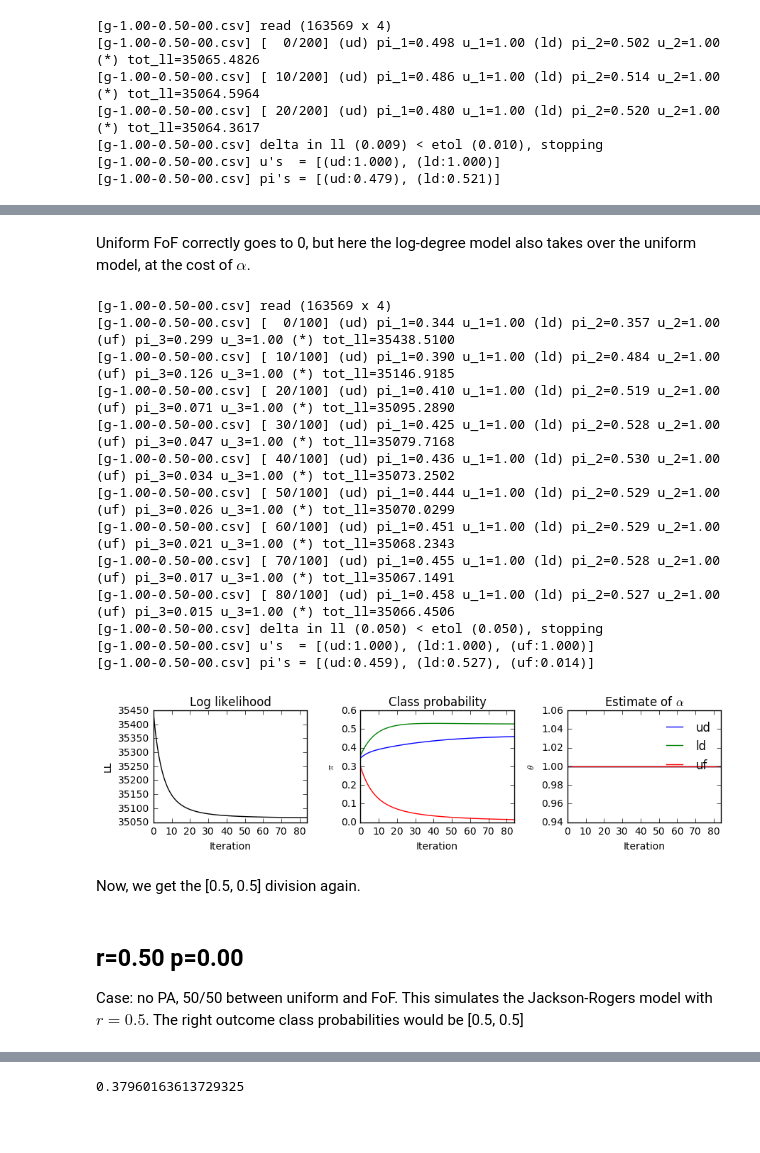
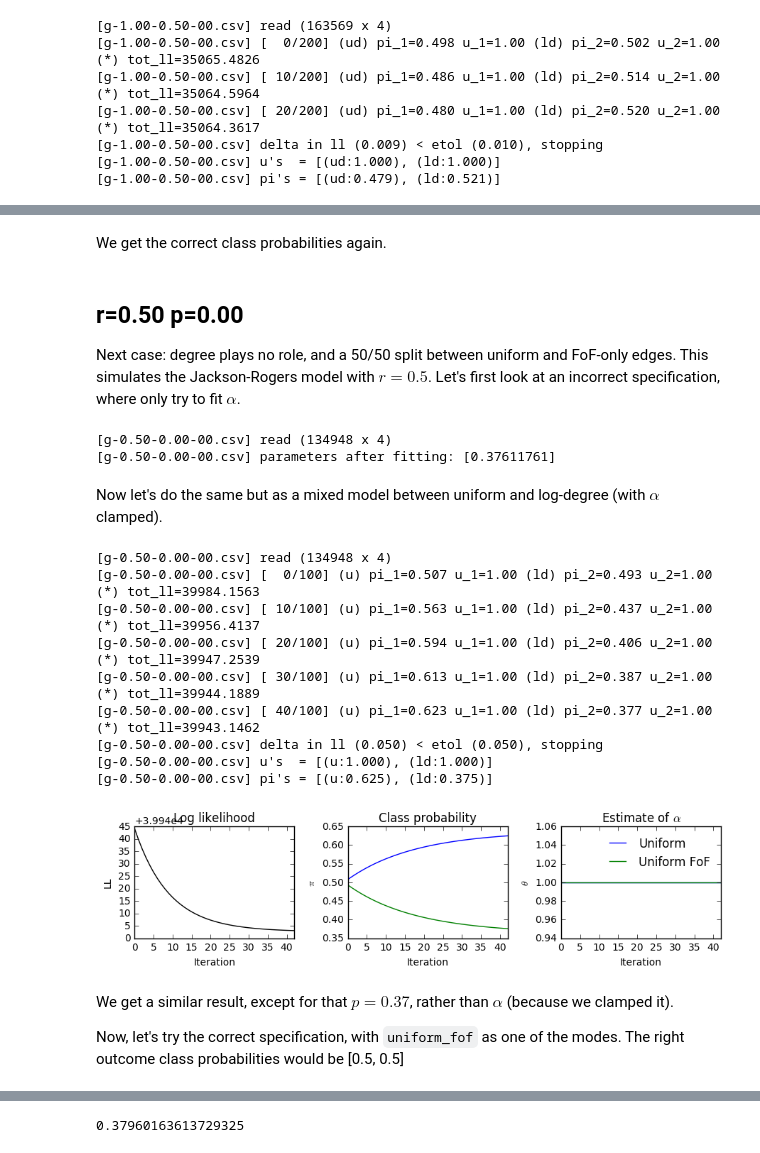
Before and after one commit to janovergoor/choose2grow, a Jupyter notebook: reports/p_vs_r.ipynb, the cells around one changed output, grey strips where cells are left out. Cells and saved outputs as stored; diff of their text form; code cells hidden in the pictures; blank space fills up the shorter version.

Commit message:
report roundup

```diff
--- a/reports/p_vs_r.ipynb
+++ b/reports/p_vs_r.ipynb
@@ -126,32 +132,39 @@ res_plot(T1c, legend=['Uniform','PA','Uniform FoF'])
-# %% [markdown]
-Uniform FoF correctly goes to 0, but here the log-degree model also takes over the uniform model, at the cost of $\alpha$.
+# %% [markdown]
+We get the correct class probabilities again.
+# %% [markdown]
+## r=0.50 p=0.00
+
+Next case: degree plays no role, and a 50/50 split between uniform and FoF-only edges.
+This simulates the Jackson-Rogers model with $r=0.5$.
+Let's first look at an incorrect specification, where only try to fit $\alpha$.
+# %%
+m3a = logit.LogDegreeModel('g-0.50-0.00-00.csv', vvv=1, max_deg=50)
+m3a.fit()
+# %% [output]
+[g-0.50-0.00-00.csv] read (134948 x 4)
+[g-0.50-0.00-00.csv] parameters after fitting: [0.37611761]
+# %% [markdown]
+Now let's do the same but as a mixed model between uniform and log-degree (with $\alpha$ clamped).
 # %%
-m1d = logit.MixedLogitModel('g-1.00-0.50-00.csv', grouped=False, vvv=1)
-m1d.add_uniform_model()
-m1d.add_log_degree_model(bounds=((1, 1),))  # clamped at alpha=1 (full PA)
-m1d.add_uniform_fof_model()
-T1d = m1d.fit(etol=0.05, n_rounds=100, return_stats=True)
-res_plot(T1d, legend=['Uniform','Log-Degree','Uniform FoF'])
+m3b = logit.MixedLogitModel('g-0.50-0.00-00.csv', grouped=False, vvv=1)
+m3b.add_uniform_model()
+m3b.add_log_degree_model(bounds=((1, 1),))  # clamped at alpha=1 (full PA)
+T3b = m3b.fit(etol=0.05, n_rounds=100, return_stats=True)
+res_plot(T3b, legend=['ud','ld'])
 # %% [output]
-[g-1.00-0.50-00.csv] read (163569 x 4)
-[g-1.00-0.50-00.csv] [  0/100] (ud) pi_1=0.344 u_1=1.00 (ld) pi_2=0.357 u_2=1.00 (uf) pi_3=0.299 u_3=1.00 (*) tot_ll=35438.5100
-[g-1.00-0.50-00.csv] [ 10/100] (ud) pi_1=0.390 u_1=1.00 (ld) pi_2=0.484 u_2=1.00 (uf) pi_3=0.126 u_3=1.00 (*) tot_ll=35146.9185
-[g-1.00-0.50-00.csv] [ 20/100] (ud) pi_1=0.410 u_1=1.00 (ld) pi_2=0.519 u_2=1.00 (uf) pi_3=0.071 u_3=1.00 (*) tot_ll=35095.2890
-[g-1.00-0.50-00.csv] [ 30/100] (ud) pi_1=0.425 u_1=1.00 (ld) pi_2=0.528 u_2=1.00 (uf) pi_3=0.047 u_3=1.00 (*) tot_ll=35079.7168
-[g-1.00-0.50-00.csv] [ 40/100] (ud) pi_1=0.436 u_1=1.00 (ld) pi_2=0.530 u_2=1.00 (uf) pi_3=0.034 u_3=1.00 (*) tot_ll=35073.2502
-[g-1.00-0.50-00.csv] [ 50/100] (ud) pi_1=0.444 u_1=1.00 (ld) pi_2=0.529 u_2=1.00 (uf) pi_3=0.026 u_3=1.00 (*) tot_ll=35070.0299
-[g-1.00-0.50-00.csv] [ 60/100] (ud) pi_1=0.451 u_1=1.00 (ld) pi_2=0.529 u_2=1.00 (uf) pi_3=0.021 u_3=1.00 (*) tot_ll=35068.2343
-[g-1.00-0.50-00.csv] [ 70/100] (ud) pi_1=0.455 u_1=1.00 (ld) pi_2=0.528 u_2=1.00 (uf) pi_3=0.017 u_3=1.00 (*) tot_ll=35067.1491
-[g-1.00-0.50-00.csv] [ 80/100] (ud) pi_1=0.458 u_1=1.00 (ld) pi_2=0.527 u_2=1.00 (uf) pi_3=0.015 u_3=1.00 (*) tot_ll=35066.4506
-[g-1.00-0.50-00.csv] delta in ll (0.050) < etol (0.050), stopping
-[g-1.00-0.50-00.csv] u's  = [(ud:1.000), (ld:1.000), (uf:1.000)]
-[g-1.00-0.50-00.csv] pi's = [(ud:0.459), (ld:0.527), (uf:0.014)]
+[g-0.50-0.00-00.csv] read (134948 x 4)
+[g-0.50-0.00-00.csv] [  0/100] (u) pi_1=0.507 u_1=1.00 (ld) pi_2=0.493 u_2=1.00 (*) tot_ll=39984.1563
+[g-0.50-0.00-00.csv] [ 10/100] (u) pi_1=0.563 u_1=1.00 (ld) pi_2=0.437 u_2=1.00 (*) tot_ll=39956.4137
+[g-0.50-0.00-00.csv] [ 20/100] (u) pi_1=0.594 u_1=1.00 (ld) pi_2=0.406 u_2=1.00 (*) tot_ll=39947.2539
+[g-0.50-0.00-00.csv] [ 30/100] (u) pi_1=0.613 u_1=1.00 (ld) pi_2=0.387 u_2=1.00 (*) tot_ll=39944.1889
+[g-0.50-0.00-00.csv] [ 40/100] (u) pi_1=0.623 u_1=1.00 (ld) pi_2=0.377 u_2=1.00 (*) tot_ll=39943.1462
+[g-0.50-0.00-00.csv] delta in ll (0.050) < etol (0.050), stopping
+[g-0.50-0.00-00.csv] u's  = [(u:1.000), (ld:1.000)]
+[g-0.50-0.00-00.csv] pi's = [(u:0.625), (ld:0.375)]
-[figure, old version]
+[figure, new version]
-# %% [markdown]
-Now, we get the [0.5, 0.5] division again.
-# %% [markdown]
-## r=0.50 p=0.00
-
-Case: no PA, 50/50 between uniform and FoF. This simulates the Jackson-Rogers model with $r=0.5$.
-The right outcome class probabilities would be [0.5, 0.5]
+# %% [markdown]
+We get a similar result, except for that $p=0.37$, rather than $\alpha$ (because we clamped it).
+
+Now, let's try the correct specification, with `uniform_fof` as one of the modes.
+The right outcome class probabilities would be [0.5, 0.5]
 # %%
```
Also changed, not shown: parts of 13 cells of this notebook.
